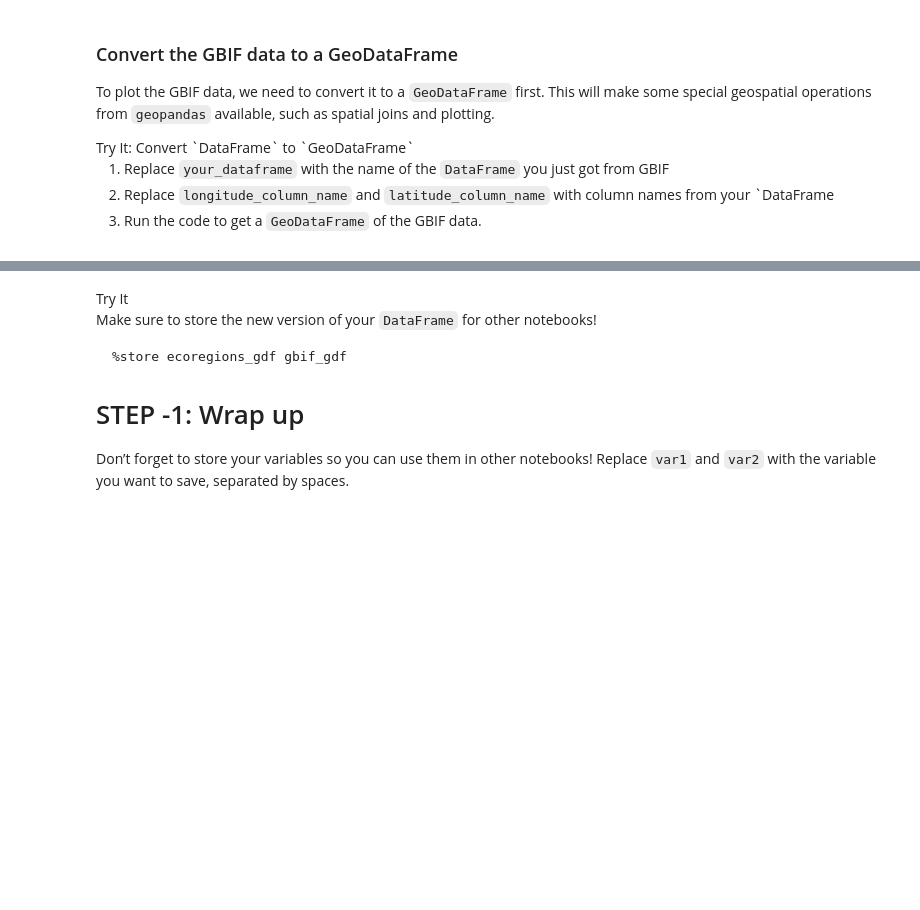
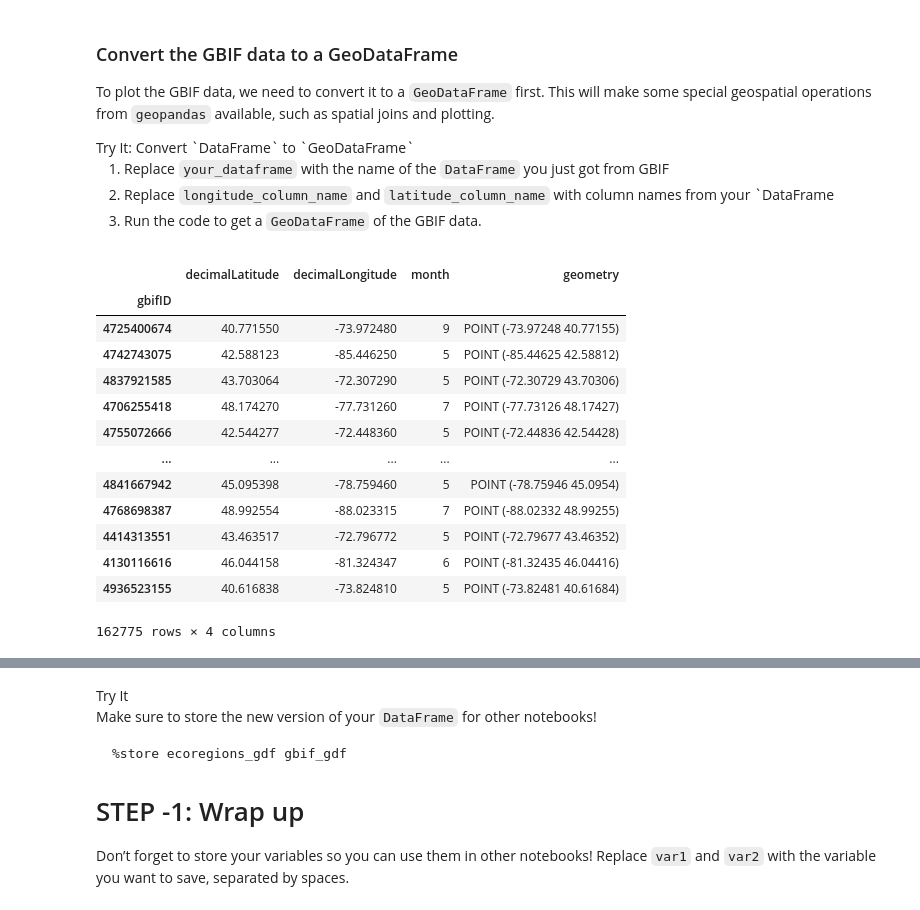
Before and after one commit to earthlab-education/02-migration-nkoppa, a Jupyter notebook: notebooks/migration-31-wrangle.ipynb, the cells around one changed output, grey strips where cells are left out. Cells and saved outputs as stored; diff of their text form; code cells hidden in the pictures; blank space fills up the shorter version.

Commit message:
worked on data wranggling part

```diff
--- a/notebooks/migration-31-wrangle.ipynb
+++ b/notebooks/migration-31-wrangle.ipynb
@@ -236,14 +220,29 @@ available, such as spatial joins and plotting.
 data.</li>
 </ol></div></div>
 # %%
-gbif_gdf = (
+gbif_data = (
     gpd.GeoDataFrame(
-        your_dataframe,
+        gbif_data,
         geometry=gpd.points_from_xy(
-            your_dataframe.longitude_column_name,
-            your_dataframe.latitude_column_name),
+            gbif_data.decimalLongitude,
+            gbif_data.decimalLatitude),
         crs="EPSG:4326")
     # Select the desired columns
-    [[]]
+    #[['gbifID', 'decimalLatitude', 'decimalLongitude', 'month']]
 )
-gbif_gdf
+gbif_data
+# %% [output]
+|  | decimalLatitude | decimalLongitude | month | geometry |
+| gbifID |  |  |  |  |
+| 4725400674 | 40.771550 | -73.972480 | 9 | POINT (-73.97248 40.77155) |
+| 4742743075 | 42.588123 | -85.446250 | 5 | POINT (-85.44625 42.58812) |
+| 4837921585 | 43.703064 | -72.307290 | 5 | POINT (-72.30729 43.70306) |
+| 4706255418 | 48.174270 | -77.731260 | 7 | POINT (-77.73126 48.17427) |
+| 4755072666 | 42.544277 | -72.448360 | 5 | POINT (-72.44836 42.54428) |
+| ... | ... | ... | ... | ... |
+| 4841667942 | 45.095398 | -78.759460 | 5 | POINT (-78.75946 45.0954) |
+| 4768698387 | 48.992554 | -88.023315 | 7 | POINT (-88.02332 48.99255) |
+| 4414313551 | 43.463517 | -72.796772 | 5 | POINT (-72.79677 43.46352) |
+| 4130116616 | 46.044158 | -81.324347 | 6 | POINT (-81.32435 46.04416) |
+| 4936523155 | 40.616838 | -73.824810 | 5 | POINT (-73.82481 40.61684) |
+162775 rows × 4 columns
```
Also changed, not shown: parts of 7 cells of this notebook.
